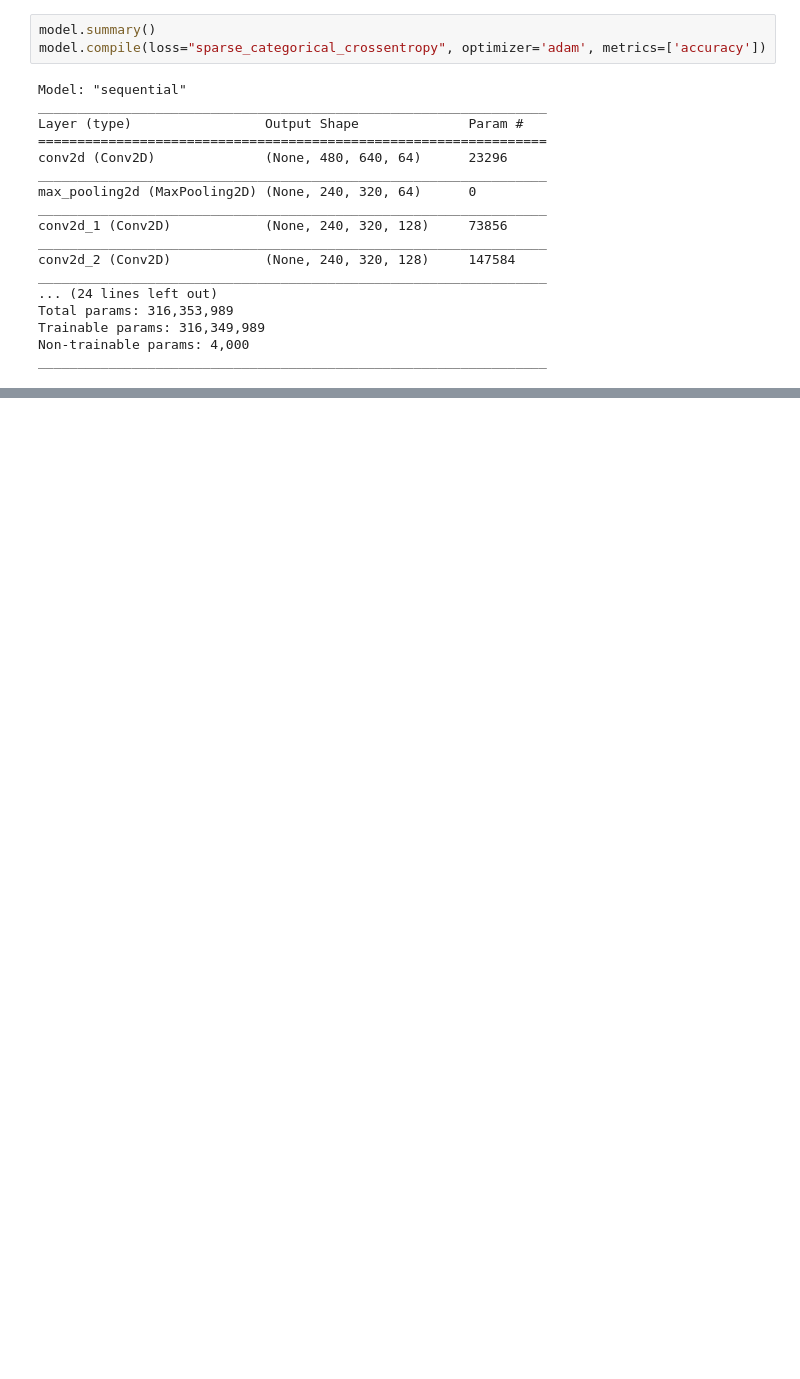
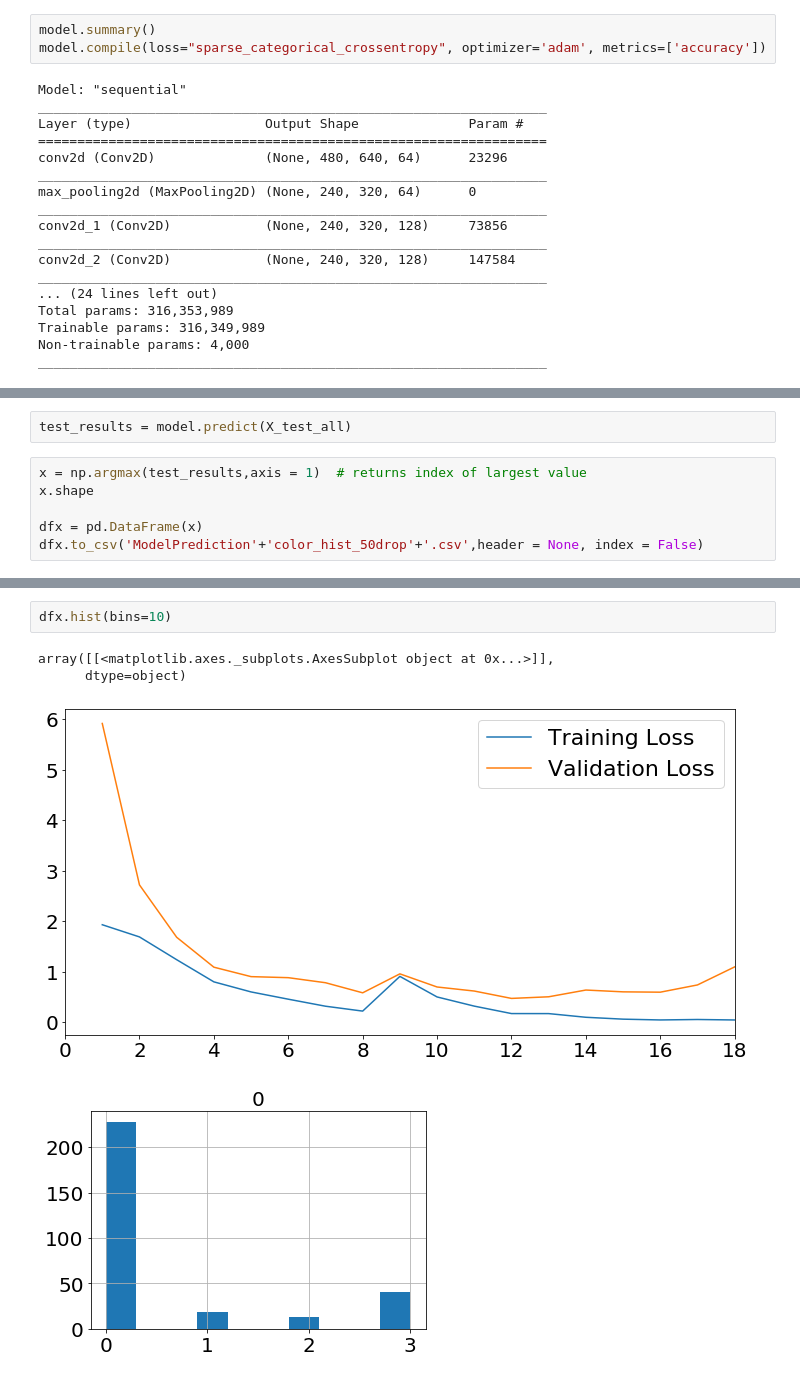
Before and after one commit to adamcwatts/ECE-524-Neural_Networks, a Jupyter notebook: Competition_Project/CNN_Notebook.ipynb, the cells around one changed output, grey strips where cells are left out. Saved outputs shown, nothing was run; the diff lists cells and outputs as text; blank space fills up the shorter version.

```diff
--- a/Competition_Project/CNN_Notebook.ipynb
+++ b/Competition_Project/CNN_Notebook.ipynb
@@ -197,0 +228,8 @@ tf.keras.backend.clear_session()
+# %%
+test_results = model.predict(X_test_all)
+# %%
+x = np.argmax(test_results,axis = 1)  # returns index of largest value
+x.shape
+
+dfx = pd.DataFrame(x)
+dfx.to_csv('ModelPrediction'+'color_hist_50drop'+'.csv',header = None, index = False)
@@ -198 +287,8 @@ tf.keras.backend.clear_session()
+# %%
+dfx.hist(bins=10)
+# %% [output]
+array([[<matplotlib.axes._subplots.AxesSubplot object at 0x...>]],
+      dtype=object)
+[figure, added]
+[figure, added]
 # %%
```
Also changed, not shown: parts of 13 cells of this notebook.
